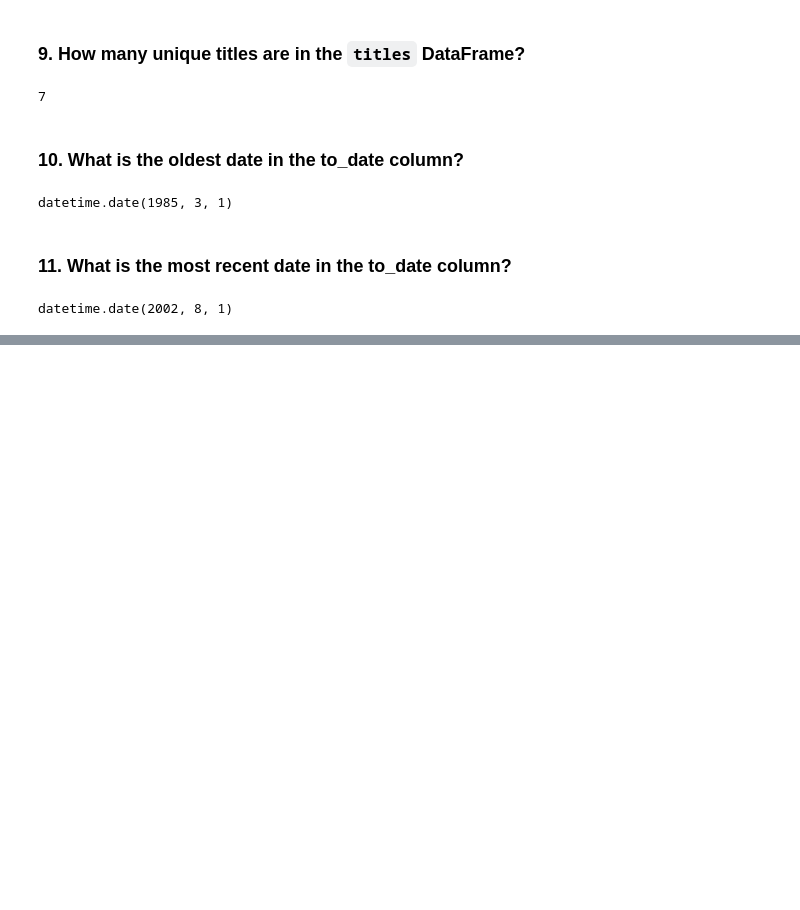
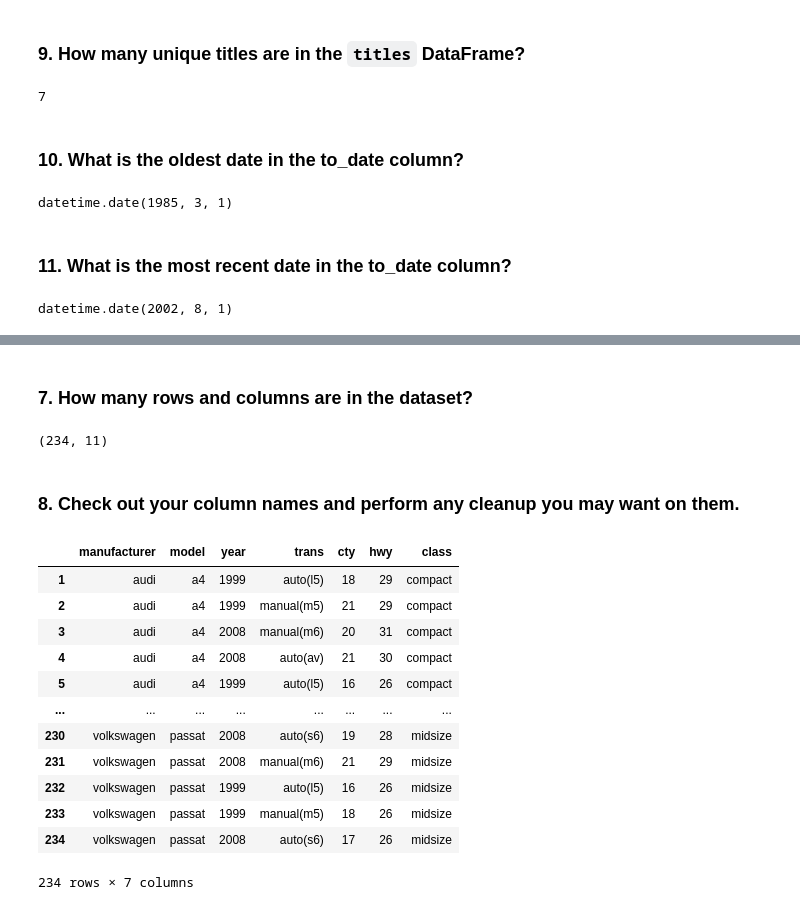
Before and after one commit to CharlesAtchison/numpy-pandas-visualization-exercises, a Jupyter notebook: advanced_dataframes.ipynb, the cells around one changed output, grey strips where cells are left out. Saved outputs shown, nothing was run; the diff lists cells and outputs as text; code cells hidden in the pictures; blank space fills up the shorter version.

```diff
--- a/advanced_dataframes.ipynb
+++ b/advanced_dataframes.ipynb
@@ -117,0 +197,24 @@ datetime.date(2002, 8, 1)
+# %% [markdown]
+### 7. How many rows and columns are in the dataset?
+# %%
+mpg.shape
+# %% [output]
+(234, 11)
+# %% [markdown]
+### 8. Check out your column names and perform any cleanup you may want on them.
+# %%
+mpg.drop(columns=['displ', 'fl', 'cyl', 'drv'])
+# %% [output]
+|  | manufacturer | model | year | trans | cty | hwy | class |
+| 1 | audi | a4 | 1999 | auto(l5) | 18 | 29 | compact |
+| 2 | audi | a4 | 1999 | manual(m5) | 21 | 29 | compact |
+| 3 | audi | a4 | 2008 | manual(m6) | 20 | 31 | compact |
+| 4 | audi | a4 | 2008 | auto(av) | 21 | 30 | compact |
+| 5 | audi | a4 | 1999 | auto(l5) | 16 | 26 | compact |
+| ... | ... | ... | ... | ... | ... | ... | ... |
+| 230 | volkswagen | passat | 2008 | auto(s6) | 19 | 28 | midsize |
+| 231 | volkswagen | passat | 2008 | manual(m6) | 21 | 29 | midsize |
+| 232 | volkswagen | passat | 1999 | auto(l5) | 16 | 26 | midsize |
+| 233 | volkswagen | passat | 1999 | manual(m5) | 18 | 26 | midsize |
+| 234 | volkswagen | passat | 2008 | auto(s6) | 17 | 26 | midsize |
+234 rows × 7 columns
```
Also changed, not shown: parts of 54 cells of this notebook.
